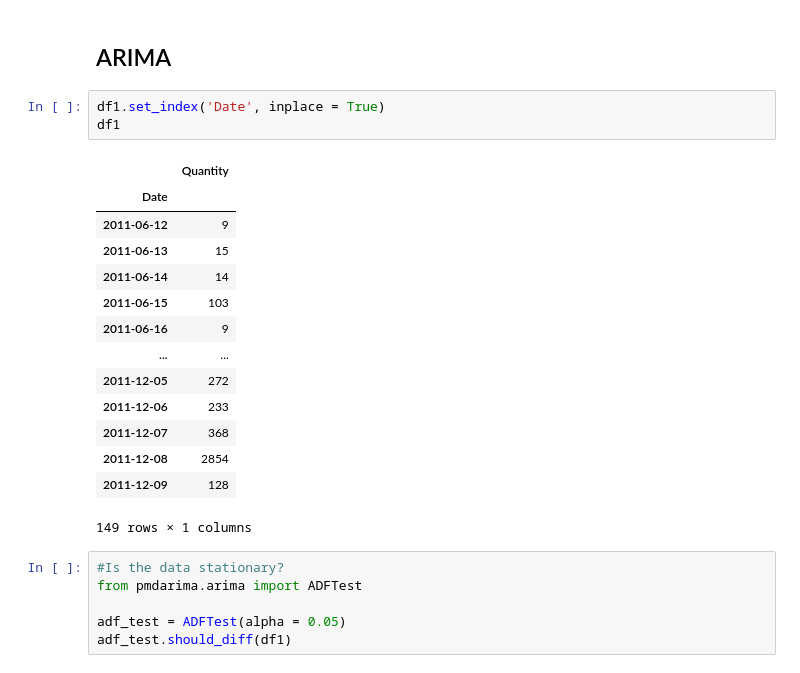
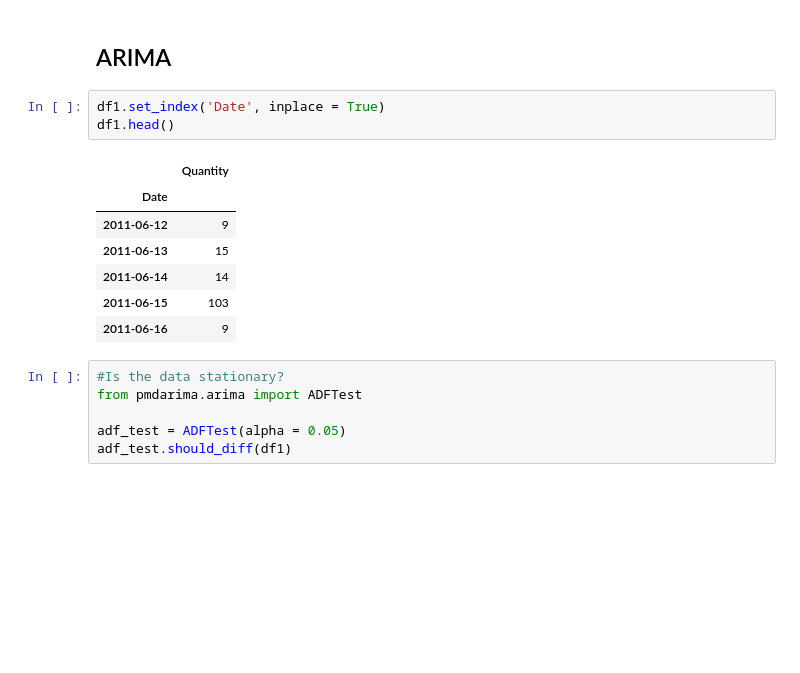
Before and after one commit to sheetalbongale/Retail-Time-Series-Analysis-and-Forecasting, a Jupyter notebook: notebooks/3_More_Model_Forecasting.ipynb, the cells around one changed output. Cells and saved outputs as stored; diff of their text form; blank space fills up the shorter version.

```diff
--- a/notebooks/3_More_Model_Forecasting.ipynb
+++ b/notebooks/3_More_Model_Forecasting.ipynb
@@ -92,22 +92,15 @@ fig.show()
 ## ARIMA
 # %%
 df1.set_index('Date', inplace = True)
-df1
+df1.head()
 # %% [output]
 |  | Quantity |
 | Date |  |
 | 2011-06-12 | 9 |
 | 2011-06-13 | 15 |
 | 2011-06-14 | 14 |
 | 2011-06-15 | 103 |
 | 2011-06-16 | 9 |
-| ... | ... |
-| 2011-12-05 | 272 |
-| 2011-12-06 | 233 |
-| 2011-12-07 | 368 |
-| 2011-12-08 | 2854 |
-| 2011-12-09 | 128 |
-149 rows × 1 columns
 # %%
 #Is the data stationary?
 from pmdarima.arima import ADFTest
```
Also changed, not shown: parts of 28 cells of this notebook, 2 other files.
